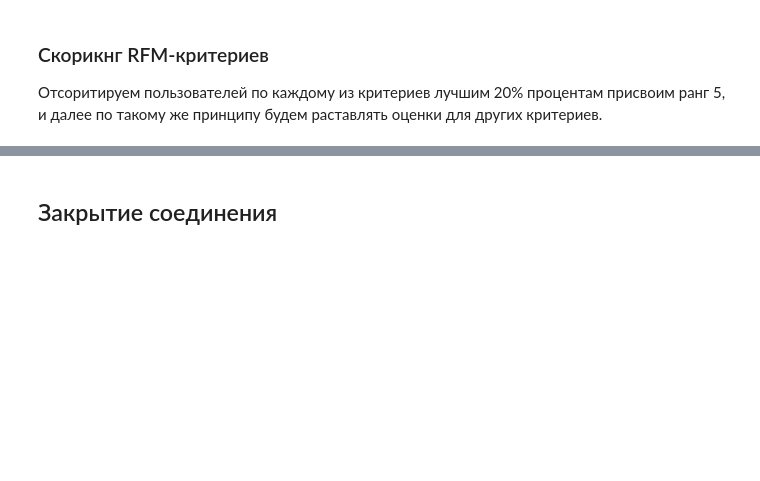
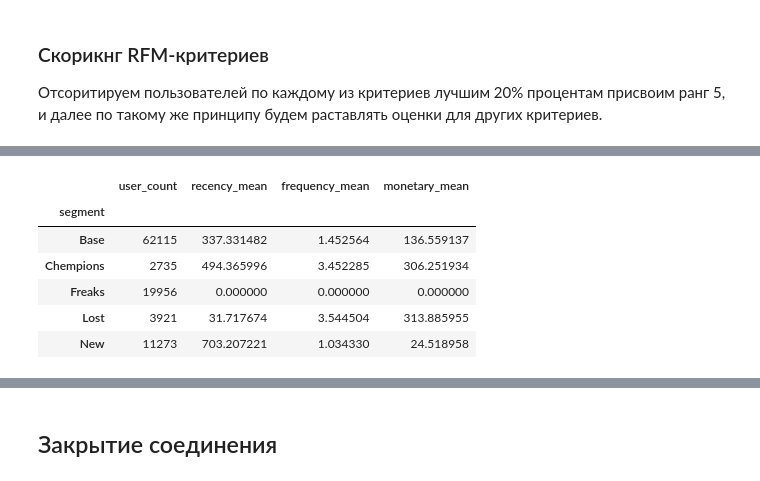
Before and after one commit to Felvr/theLook, a Jupyter notebook: part2.ipynb, the cells around one changed output, grey strips where cells are left out. Saved outputs shown, nothing was run; the diff lists cells and outputs as text; code cells hidden in the pictures; blank space fills up the shorter version.

```diff
--- a/part2.ipynb
+++ b/part2.ipynb
@@ -306,0 +338,30 @@ rfm_df
+# %%
+chemp_range = ([5,3,5], [5,3,4], [4,3,4], [4,3,5])
+freaks_range = ([1,1,1], [1,1,2], [2,1,2], [2,1,1])
+new_range = ([5,2,1], [5,2,2], [4,2,1], [4,2,2])
+lost_range = ([1,3,5], [2,3,5], [1,3,4], [2,3,4])
+rfm_df['segment'] = 'Base'
+for i in range(len(rfm_df)):
+    if ([rfm_df.iloc[i]['recency_rank'], rfm_df.iloc[i]['frequency_rank'], rfm_df.iloc[i]['monetary_rank']]) in chemp_range:
+        rfm_df.at[rfm_df.index[i], 'segment'] = 'Chempions'
+    elif ([rfm_df.iloc[i]['recency_rank'], rfm_df.iloc[i]['frequency_rank'], rfm_df.iloc[i]['monetary_rank']]) in freaks_range:
+        rfm_df.at[rfm_df.index[i], 'segment'] = 'Freaks'
+    elif ([rfm_df.iloc[i]['recency_rank'], rfm_df.iloc[i]['frequency_rank'], rfm_df.iloc[i]['monetary_rank']]) in new_range:
+        rfm_df.at[rfm_df.index[i], 'segment'] = 'New'
+    elif ([rfm_df.iloc[i]['recency_rank'], rfm_df.iloc[i]['frequency_rank'], rfm_df.iloc[i]['monetary_rank']]) in lost_range:
+        rfm_df.at[rfm_df.index[i], 'segment'] = 'Lost'
+result = rfm_df.groupby('segment').agg(
+    user_count=('recency', 'size'),
+    recency_mean=('recency', 'mean'),
+    frequency_mean=('frequency', 'mean'),
+    monetary_mean=('monetary', 'mean')
+)
+result
+# %% [output]
+|  | user_count | recency_mean | frequency_mean | monetary_mean |
+| segment |  |  |  |  |
+| Base | 62115 | 337.331482 | 1.452564 | 136.559137 |
+| Chempions | 2735 | 494.365996 | 3.452285 | 306.251934 |
+| Freaks | 19956 | 0.000000 | 0.000000 | 0.000000 |
+| Lost | 3921 | 31.717674 | 3.544504 | 313.885955 |
+| New | 11273 | 703.207221 | 1.034330 | 24.518958 |
```
Also changed, not shown: parts of 3 cells of this notebook.
